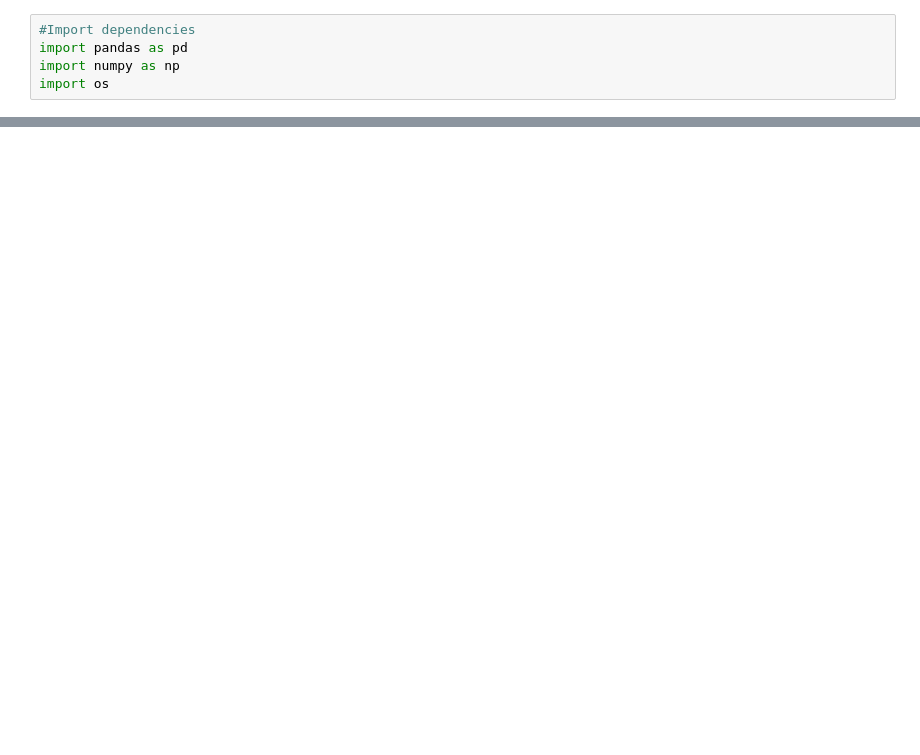
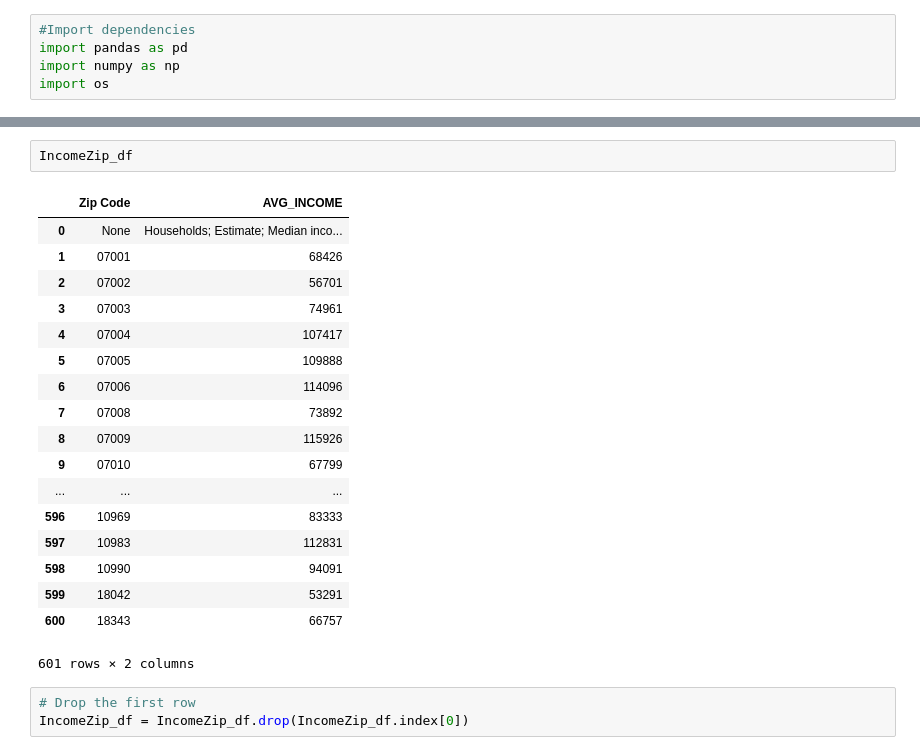
Before and after one commit to gretelup/dataviz_2, a Jupyter notebook: Income_by_Zipcode.ipynb, the cells around one changed output, grey strips where cells are left out. Drawn from its saved outputs; the diff is of its cells as text; blank space fills up the shorter version.

```diff
--- a/Income_by_Zipcode.ipynb
+++ b/Income_by_Zipcode.ipynb
@@ -88,0 +123,24 @@ ValueError: You are trying to merge on int64 and object columns. If you wish to
+# %%
+IncomeZip_df
+# %% [output]
+|  | Zip Code | AVG_INCOME |
+| 0 | None | Households; Estimate; Median inco... |
+| 1 | 07001 | 68426 |
+| 2 | 07002 | 56701 |
+| 3 | 07003 | 74961 |
+| 4 | 07004 | 107417 |
+| 5 | 07005 | 109888 |
+| 6 | 07006 | 114096 |
+| 7 | 07008 | 73892 |
+| 8 | 07009 | 115926 |
+| 9 | 07010 | 67799 |
+| ... | ... | ... |
+| 596 | 10969 | 83333 |
+| 597 | 10983 | 112831 |
+| 598 | 10990 | 94091 |
+| 599 | 18042 | 53291 |
+| 600 | 18343 | 66757 |
+601 rows × 2 columns
+# %%
+# Drop the first row
+IncomeZip_df = IncomeZip_df.drop(IncomeZip_df.index[0])
```
Also changed, not shown: parts of 29 cells of this notebook.
